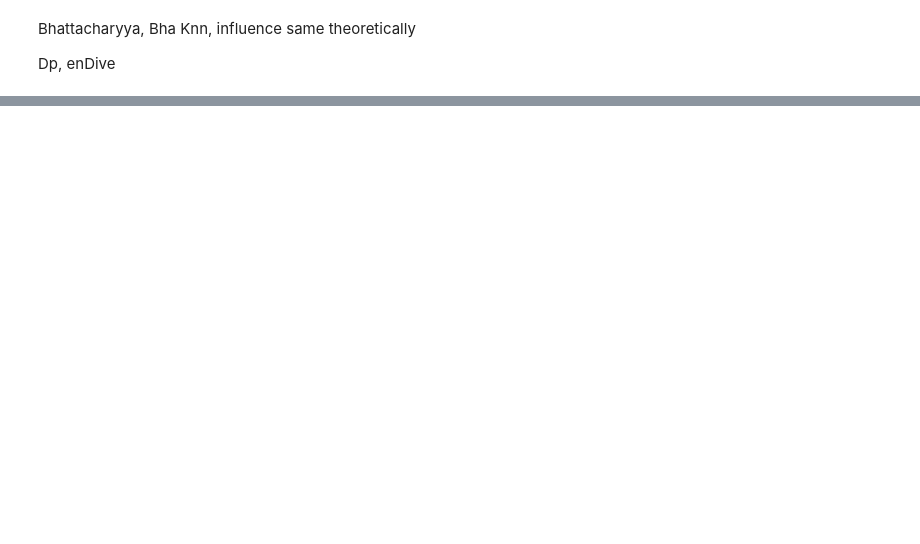
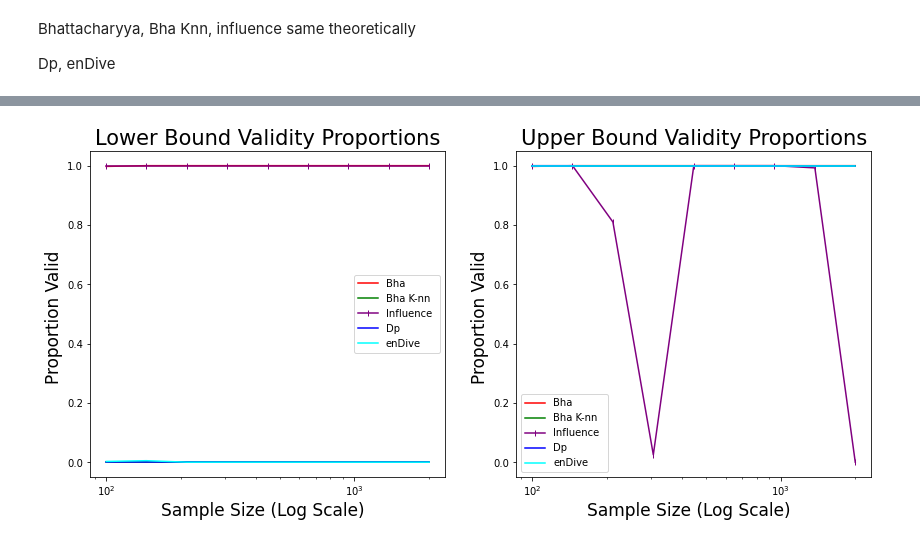
Before and after one commit to rj-may/BER_Bounds_Eval, a Jupyter notebook: alt_distr/beta_beta.ipynb, the cells around one changed output, grey strips where cells are left out. Cells and saved outputs as stored; diff of their text form; code cells hidden in the pictures; blank space fills up the shorter version.

```diff
--- a/alt_distr/beta_beta.ipynb
+++ b/alt_distr/beta_beta.ipynb
@@ -329,56 +409,61 @@ ax = axes[0]
 ax.set_xscale('log', base=10)
 # ax.set_yscale('log', base=10)
 
+
+ax.plot(df_valid["Bha_lower"],'r-', label='Bha')
+# ax.plot(sample_sizes, validity_Bha_u/ MC_num, 'orange', label='Upper Bha Validity ')
+
+ax.plot(df_valid["Bha_knn_lower"],'g', label='Bha K-nn  ')
+# ax.plot(sample_sizes, validity_Bha_u/ MC_num, 'orange', label='Upper Bha Validity ')
+
+ax.plot(df_valid["inf_lower"],'purple',linestyle = "-", label='Influence', marker = '|')
+
 ax.plot(df_valid["Dp_lower"], 'b',  label='Dp  ')
 # ax.plot(sample_sizes, validity_dp_u/ MC_num, 'r', label='Upper Dp Validity ')
 
-ax.plot(df_valid["Bha_lower"],'g', label='Bha  ')
-# ax.plot(sample_sizes, validity_Bha_u/ MC_num, 'orange', label='Upper Bha Validity ')
-
-ax.plot(df_valid["Bha_knn_lower"],'r', label='Bha K-nn  ')
-# ax.plot(sample_sizes, validity_Bha_u/ MC_num, 'orange', label='Upper Bha Validity ')
-
-ax.plot(df_valid["inf_lower"],'orange', label='Influence')
-
-ax.plot(df_valid["enDive_lower"],'m', label='enDive')
+ax.plot(df_valid["enDive_lower"],'cyan', label='enDive')
 
 
 # ax.plot(df_valid["tight_lower"],'orange', label='Tight  ')
 
 
 # ax.plot(sample_sizes, validity_tight_u/ MC_num,  label='Upper Tight Validity ')
 # ax.set_xticks(sample_sizes)
 
 ax.set_xlabel("Sample Size (Log Scale)  ", fontsize = fs)
 ax.set_ylabel("Proportion Valid ", fontsize=fs)
 ax.set_title("Lower Bound Validity Proportions" , fontsize = fs +4)
 ax.legend()
 
 
 ax = axes[1]
 
 
 ax.set_xscale('log', base=10)
 # ax.set_yscale('log', base=10)
 
+ax.plot(df_valid["Bha_upper"],'r-', label='Bha')
+# ax.plot(sample_sizes, validity_Bha_u/ MC_num, 'orange', label='Upper Bha Validity ')
+
+ax.plot(df_valid["Bha_knn_upper"],'g', label='Bha K-nn  ')
+# ax.plot(sample_sizes, validity_Bha_u/ MC_num, 'orange', label='Upper Bha Validity ')
+
+ax.plot(df_valid["inf_upper"],'purple',linestyle = "-", label='Influence', marker = '|')
+
 ax.plot(df_valid["Dp_upper"], 'b',  label='Dp  ')
+# ax.plot(sample_sizes, validity_dp_u/ MC_num, 'r', label='Upper Dp Validity ')
 
-ax.plot(df_valid["Bha_upper"],'g', label='Bha  ')
-
-ax.plot(df_valid["Bha_knn_upper"],'r', label='Bha K-nn ')
-
-# ax.plot(df_valid["Maha_upper"],'black', label='Maha ')
-ax.plot(df_valid["inf_upper"],'orange', label='Influence')
-
-ax.plot(df_valid["enDive_upper"],'m', label='enDive')
+ax.plot(df_valid["enDive_upper"],'cyan', label='enDive')
 
 
 # ax.plot(df_valid["tight_upper"],'orange', label='Tight  ')
 # ax.set_xticks(sample_sizes)
 ax.set_xlabel("Sample Size (Log Scale)  ", fontsize = fs)
 ax.set_ylabel("Proportion Valid ", fontsize=fs)
 ax.set_title("Upper Bound Validity Proportions" , fontsize = fs +4)
 ax.legend()
 
 # plt.savefig("proportions_n.png",facecolor=(1,1,1,1))
 plt.show()
+# %% [output]
+[figure, added]
```
Also changed, not shown: parts of 7 cells of this notebook, 5 other files.
